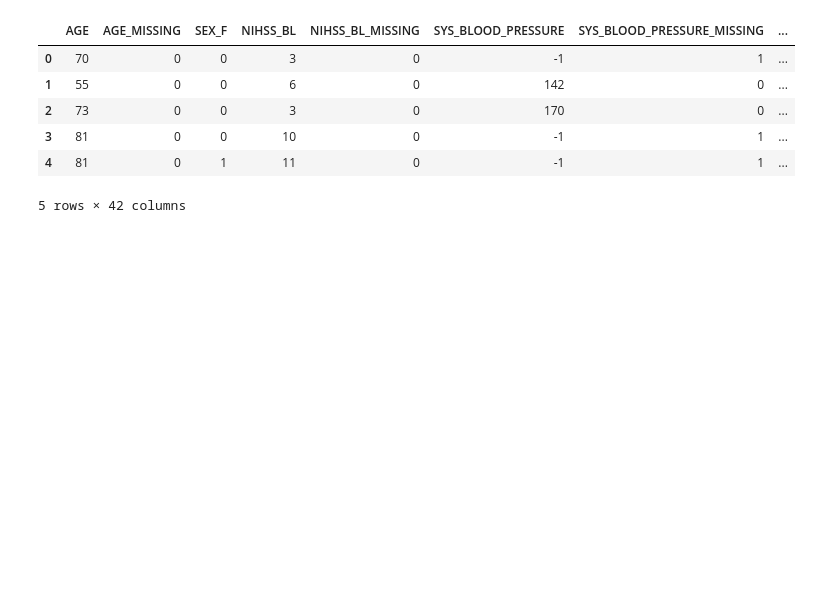
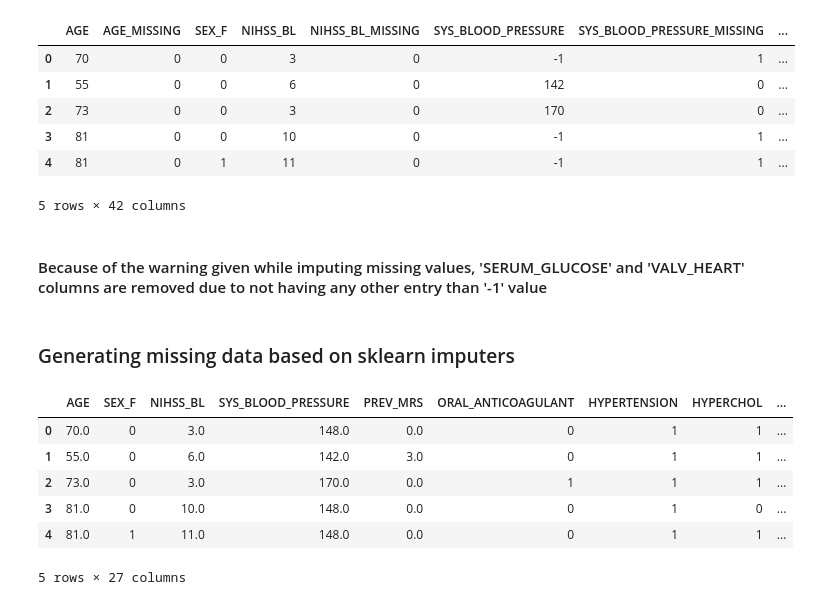
Before and after one commit to POskar/GenerativeMLForPrecisionMedicine, a Jupyter notebook: main.ipynb, the cells around one changed output. Cells and saved outputs as stored; diff of their text form; code cells hidden in the pictures; blank space fills up the shorter version.

```diff
--- a/main.ipynb
+++ b/main.ipynb
@@ -22,0 +22,2 @@ df.head()
+# %% [markdown]
+#### Because of the warning given while imputing missing values, 'SERUM_GLUCOSE' and 'VALV_HEART' columns are removed due to not having any other entry than '-1' value
@@ -22,0 +26,38 @@ df.head()
+# %% [markdown]
+### Generating missing data based on sklearn imputers
+# %%
+from sklearn.impute import SimpleImputer
+from sklearn.experimental import enable_iterative_imputer
+from sklearn.impute import IterativeImputer
+# import warnings
+# warnings.filterwarnings('ignore')
+
+imputer_df = df.copy()
+
+missing_flag_cols = [col for col in df.columns if col.endswith('_MISSING')]
+
+# imp = SimpleImputer(missing_values=-1, strategy='median')
+imp = IterativeImputer(missing_values=-1, initial_strategy='median', random_state=RANDOM_STATE)
+
+# Iterate over columns with missingness flags to heck if imputation is needed and apply imputation only if missingness flag is set to 1
+for missing_flag_col in missing_flag_cols:
+    value_col = missing_flag_col.replace('_MISSING', '')
+
+    if (imputer_df[missing_flag_col] == 1).any():
+        imp.fit(imputer_df[[value_col]])
+        imputer_df[value_col] = imp.transform(imputer_df[[value_col]]).ravel()
+        # # Update missingness flag to 2 for imputed values
+        # imputer_df[missing_flag_col] = imputer_df[missing_flag_col].replace(1, 2)
+
+# imputer_df.to_csv('data/imputed_data.csv', index=False)
+
+imputer_df = imputer_df[imputer_df.columns.drop(list(imputer_df.filter(regex='MISSING')))]
+imputer_df.head()
+# %% [output]
+|  | AGE | SEX_F | NIHSS_BL | SYS_BLOOD_PRESSURE | PREV_MRS | ORAL_ANTICOAGULANT | HYPERTENSION | HYPERCHOL | ... |
+| 0 | 70.0 | 0 | 3.0 | 148.0 | 0.0 | 0 | 1 | 1 | ... |
+| 1 | 55.0 | 0 | 6.0 | 142.0 | 3.0 | 0 | 1 | 1 | ... |
+| 2 | 73.0 | 0 | 3.0 | 170.0 | 0.0 | 1 | 1 | 1 | ... |
+| 3 | 81.0 | 0 | 10.0 | 148.0 | 0.0 | 0 | 1 | 0 | ... |
+| 4 | 81.0 | 1 | 11.0 | 148.0 | 0.0 | 0 | 1 | 1 | ... |
+5 rows × 27 columns
```
Also changed, not shown: parts of 23 cells of this notebook, 2 other files.
